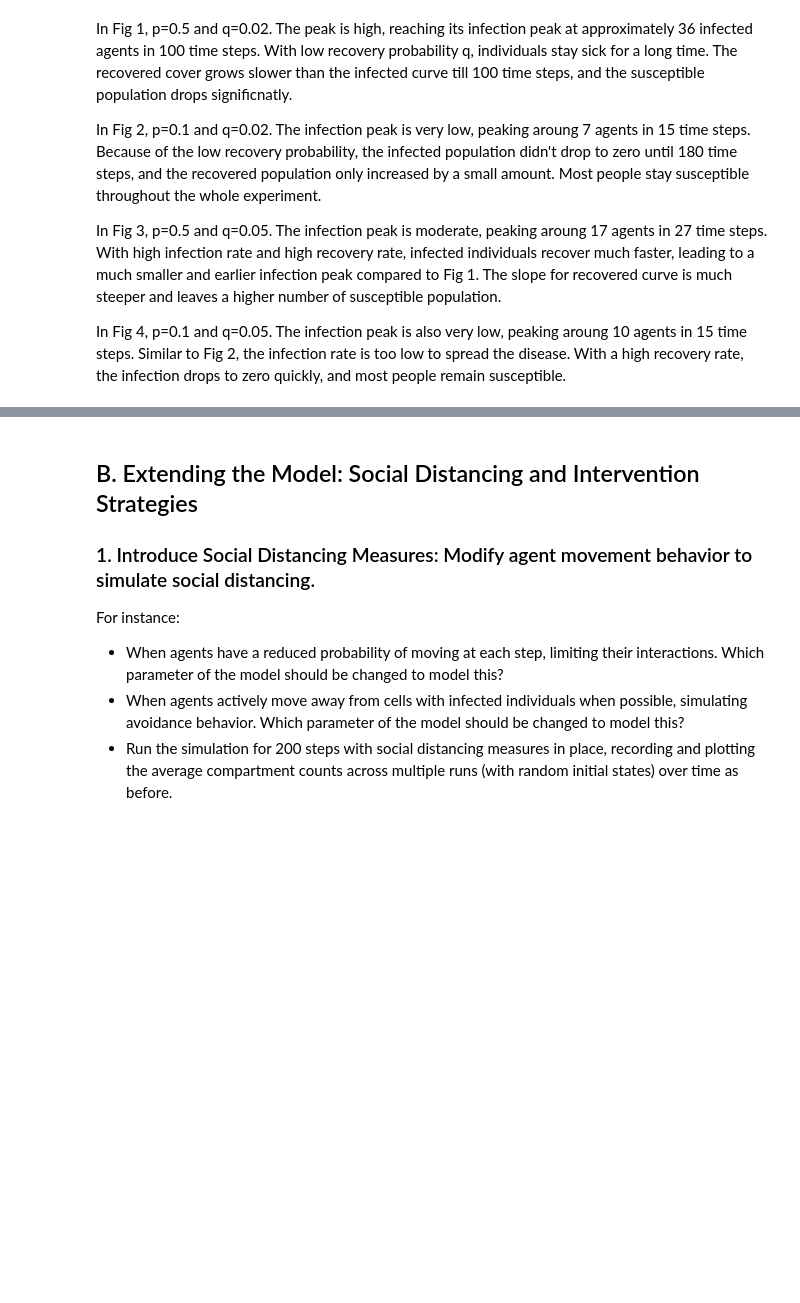
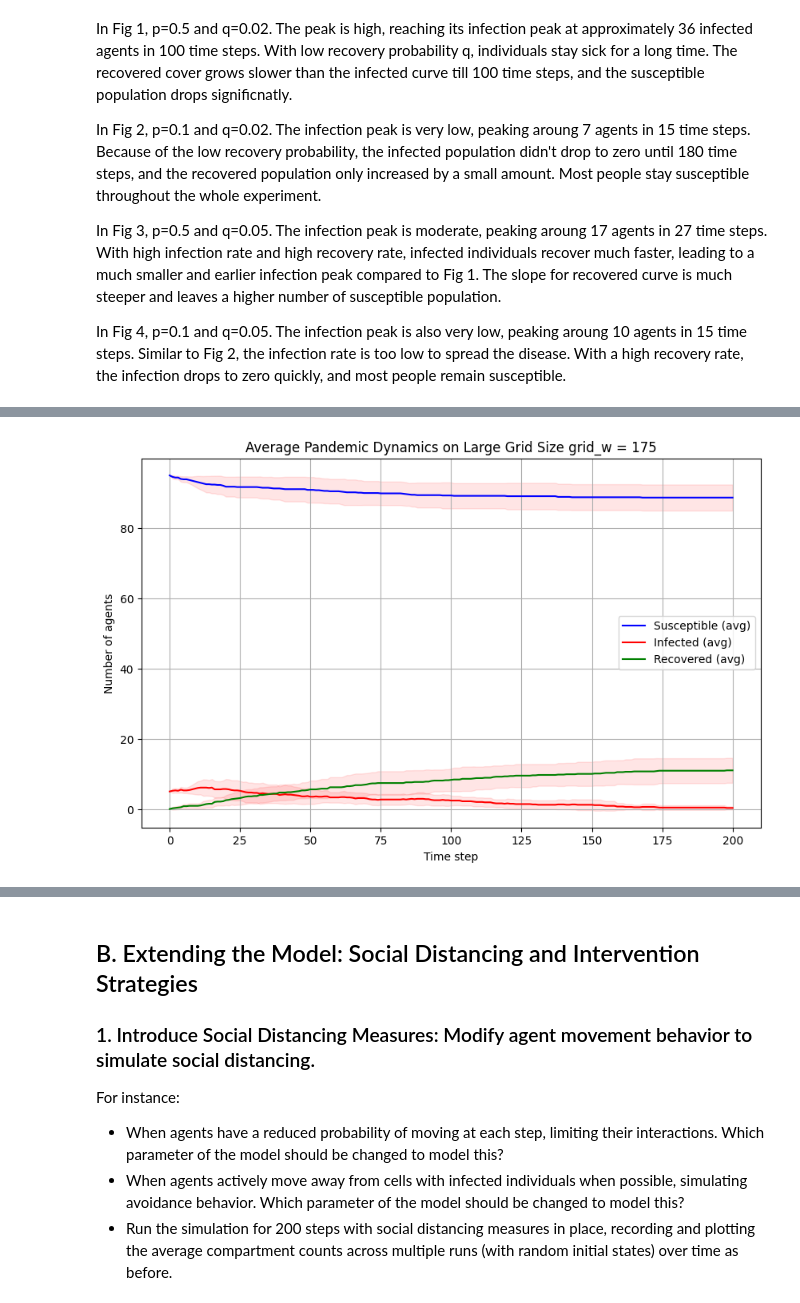
Before and after one commit to QianJingyun/Qian-BMI500-hw11, a Jupyter notebook: code.ipynb, the cells around one changed output, grey strips where cells are left out. Saved outputs shown, nothing was run; the diff lists cells and outputs as text; code cells hidden in the pictures; blank space fills up the shorter version.

```diff
--- a/code.ipynb
+++ b/code.ipynb
@@ -223,0 +263,5 @@ plot(res5, p = p, q = q)
+# %%
+all_runs = run_10_simulation(seeds, grid_w = 175, N = 100, size = 5)
+plot_10_simulation(all_runs, 'Average Pandemic Dynamics on Large Grid Size grid_w = 175')
+# %% [output]
+[figure, added]
```
Also changed, not shown: parts of 13 cells of this notebook, 7 other files.
